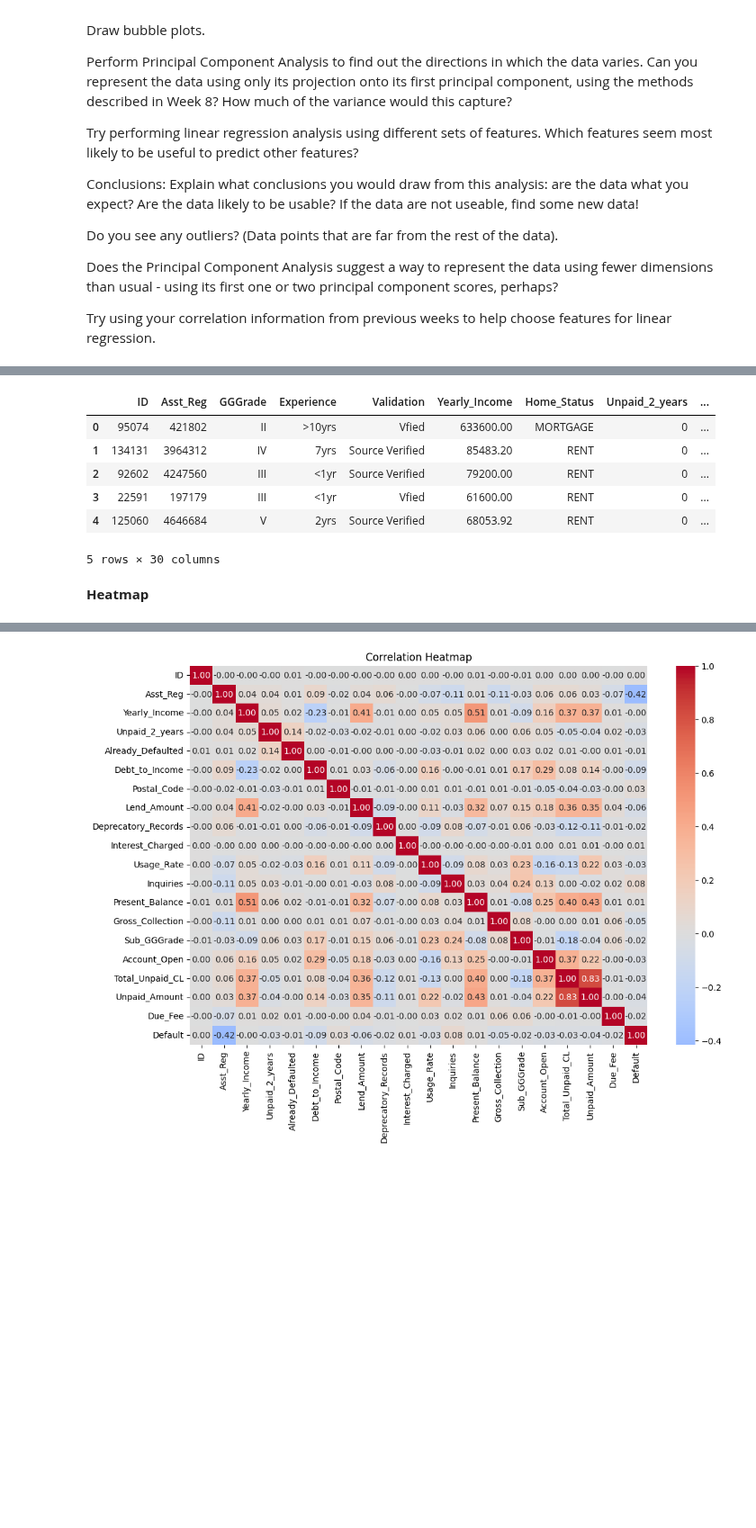
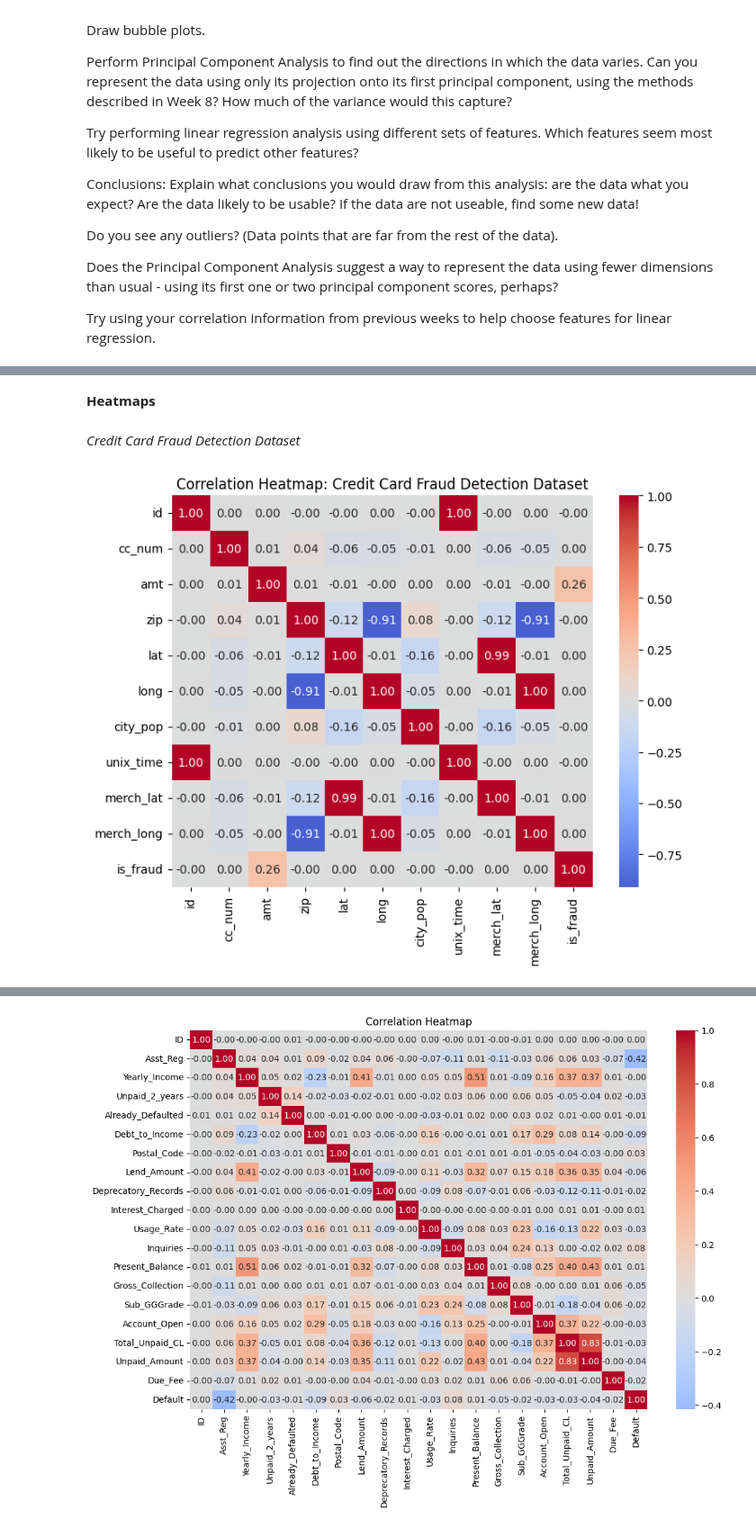
Before and after one commit to makenna-e/bu-cds-dx699s-summer-2025-assignments, a Jupyter notebook: OMDS-ModB2-Week9-Ehrlich-Makenna.ipynb, the cells around one changed output, grey strips where cells are left out. Shown at 90% size. Cells and saved outputs as stored; diff of their text form; code cells hidden in the pictures; blank space fills up the shorter version.

```diff
--- a/OMDS-ModB2-Week9-Ehrlich-Makenna.ipynb
+++ b/OMDS-ModB2-Week9-Ehrlich-Makenna.ipynb
@@ -65,0 +69,3 @@ Try using your correlation information from previous weeks to help choose featur
+# %%
+# Credit Card Fraud Detection Dataset
+df_fraud = pd.read_csv("Fraud_Detection_Data_Train_sampled.csv")
@@ -67,13 +85,13 @@ Try using your correlation information from previous weeks to help choose featur
 df_loan = pd.read_csv("Loan_Default_Data_Train.csv")
-# %%
-df_loan.head()
-# %% [output]
-|  | ID | Asst_Reg | GGGrade | Experience | Validation | Yearly_Income | Home_Status | Unpaid_2_years | ... |
-| 0 | 95074 | 421802 | II | >10yrs | Vfied | 633600.00 | MORTGAGE | 0 | ... |
-| 1 | 134131 | 3964312 | IV | 7yrs | Source Verified | 85483.20 | RENT | 0 | ... |
-| 2 | 92602 | 4247560 | III | <1yr | Source Verified | 79200.00 | RENT | 0 | ... |
-| 3 | 22591 | 197179 | III | <1yr | Vfied | 61600.00 | RENT | 0 | ... |
-| 4 | 125060 | 4646684 | V | 2yrs | Source Verified | 68053.92 | RENT | 0 | ... |
-5 rows × 30 columns
 # %% [markdown]
-**Heatmap**
+**Heatmaps**
+# %% [markdown]
+*Credit Card Fraud Detection Dataset*
+# %%
+plt.figure(figsize=(8, 6))
+numeric_cols = df_fraud.select_dtypes(include=['float64', 'int64']).columns
+sns.heatmap(df_fraud[numeric_cols].corr(), fmt=".2f", annot=True, cmap='coolwarm', center=0)
+plt.title("Correlation Heatmap: Credit Card Fraud Detection Dataset")
+plt.show()
+# %% [output]
+[figure, added]
```
Also changed, not shown: parts of 31 cells of this notebook, 7 other files.
